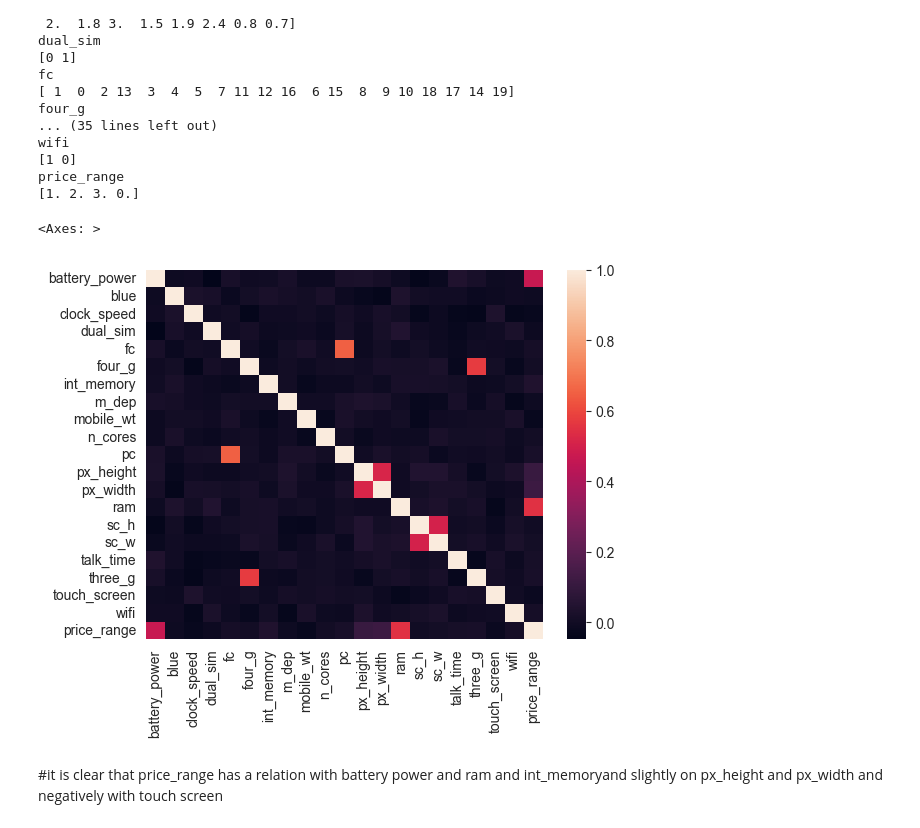
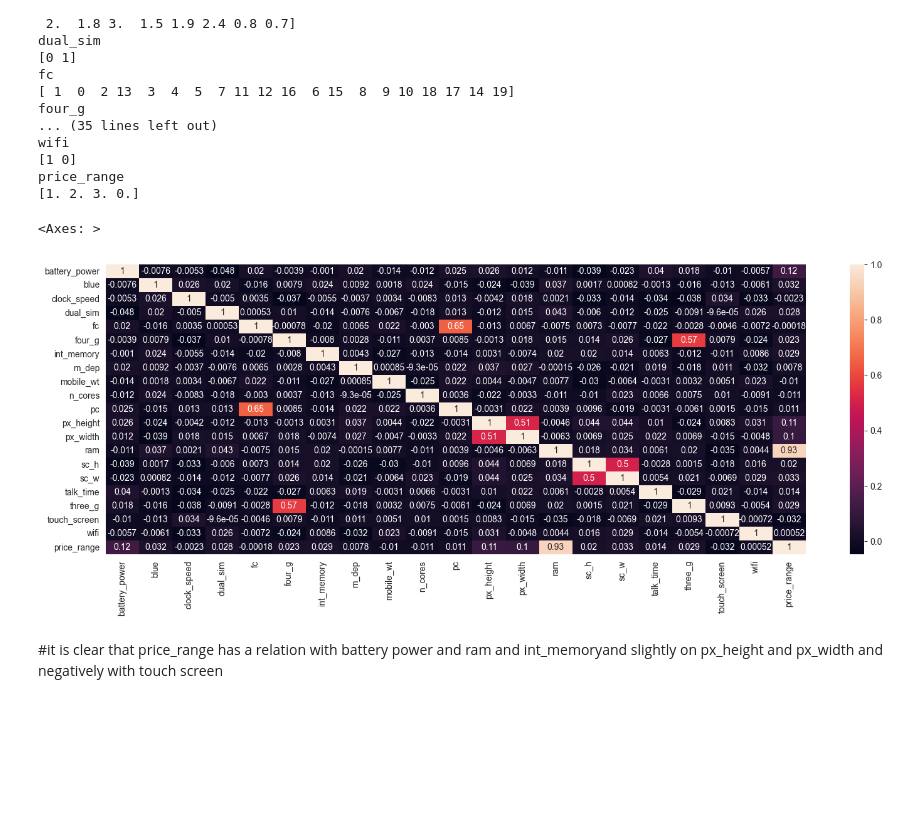
Before and after one commit to AyushAgarwalGithub/probation, a Jupyter notebook: linear_regression.ipynb, the cells around one changed output. Cells and saved outputs as stored; diff of their text form; code cells hidden in the pictures; blank space fills up the shorter version.

```diff
--- a/linear_regression.ipynb
+++ b/linear_regression.ipynb
@@ -66,5 +70,5 @@ print(k,l,m)
 # %%
-df.loc[df['battery_power']<=k,'price_range']=df.loc[df['battery_power']<=k,'price_range'].fillna(0)
+df.loc[df["ram"]<=k,'price_range']=df.loc[df["ram"]<=k,'price_range'].fillna(0)
 # %%
 df
 # %% [output]
@@ -82,11 +86,11 @@ df
 | 2999 | 1270 | 1 | 0.5 | 0 | 4 | 1 | 35 | 0.1 | 140 | ... |
 3000 rows × 21 columns
 # %%
-df.loc[df['battery_power']>=m,'price_range']=df.loc[df['battery_power']>=m,'price_range'].fillna(3)
+df.loc[df["ram"]>=m,'price_range']=df.loc[df["ram"]>=m,'price_range'].fillna(3)
 # %%
-df.loc[(df['battery_power']>k)&(df['battery_power']<l),'price_range']=df.loc[(df['battery_power']>k)&(df['battery_power']<l),'price_range'].fillna(1)
+df.loc[(df["ram"]>k)&(df["ram"]<l),'price_range']=df.loc[(df["ram"]>k)&(df["ram"]<l),'price_range'].fillna(1)
 # %%
-df.loc[(df['battery_power']>=l)&(df['battery_power']<m),'price_range']=df.loc[(df['battery_power']>=l)&(df['battery_power']<m),'price_range'].fillna(2)
+df.loc[(df["ram"]>=l)&(df["ram"]<m),'price_range']=df.loc[(df["ram"]>=l)&(df["ram"]<m),'price_range'].fillna(2)
 # %%
 df
 # %% [output]
@@ -197,10 +201,11 @@ price_range
 # %%
 c=df.corr()
 # %%
-sns.heatmap(c)
+plt.figure(figsize=(18,6))
+sns.heatmap(c,annot=True)
 # %% [output]
 <Axes: >
-[figure, old version]
+[figure, new version]
 # %% [markdown]
 #it is clear that price_range has a relation with battery power and ram and int_memoryand slightly on px_height and px_width and negatively with touch screen
 # %%
```
Also changed, not shown: parts of 21 cells of this notebook.
